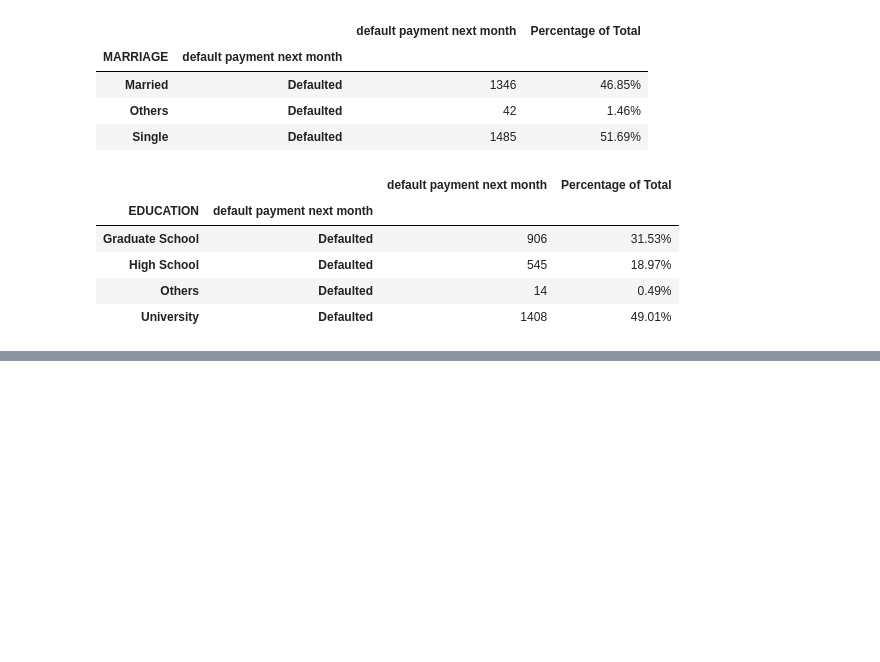
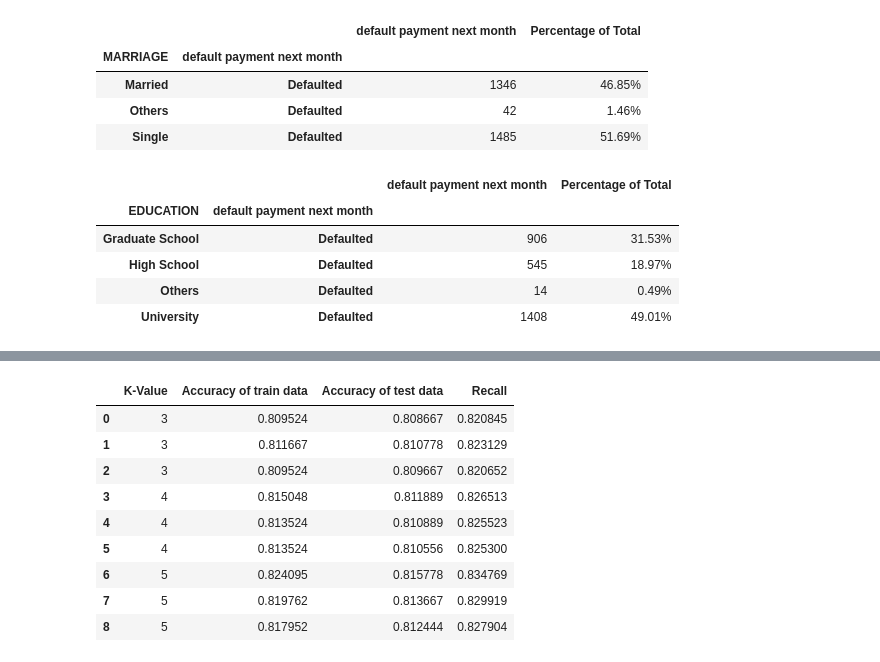
Before and after one commit to JivitteshS/Projects, a Jupyter notebook: Credit Card default Classification/Credit Default Classification - Project.ipynb, the cells around one changed output, grey strips where cells are left out. Drawn from its saved outputs; the diff is of its cells as text; code cells hidden in the pictures; blank space fills up the shorter version.

```diff
--- a/Credit Card default Classification/Credit Default Classification - Project.ipynb
+++ b/Credit Card default Classification/Credit Default Classification - Project.ipynb
@@ -1228,7 +930,0 @@ Look at the performance of the models without scaling, A random forest regressor
-# %%
-df["PAY_0"].replace({-2:0,-1:0},inplace=True)
-df["PAY_2"].replace({-2:0,-1:0},inplace=True)
-df["PAY_3"].replace({-2:0,-1:0},inplace=True)
-df["PAY_4"].replace({-2:0,-1:0},inplace=True)
-df["PAY_5"].replace({-2:0,-1:0},inplace=True)
-df["PAY_6"].replace({-2:0,-1:0},inplace=True)
@@ -1840,0 +944,8 @@ The following are the models which are giving a good train and test accuracy
+# %%
+def get_tp_tn_fp_fn(actual, predicted):
+    cm = confusion_matrix(actual, predicted)
+    tp = cm[0, 0]
+    tn = cm[1, 1]
+    fp = cm[0, 1]
+    fn = cm[1, 0]
+    return tp, tn, fp, fn
@@ -1840,0 +984,38 @@ The following are the models which are giving a good train and test accuracy
+# %%
+S=3
+E=6
+K_list=list()
+ac_train=list()
+ac_test=list()
+recall=list()
+estimators=[100,500,1000]
+for i in range(S,E):
+    for j in estimators:
+        model = RandomForestClassifier(n_estimators=j,max_depth=i)
+        K_list.append(i)
+        model.fit(X_train, y_train)
+        pred=model.predict(X_train)
+        accuracy_train = np.sum(y_train== pred) / len(y_train)
+        ac_train.append(accuracy_train)
+        pred=model.predict(X_test)
+        accuracy_test = np.sum(y_test== pred) / len(y_test)
+        ac_test.append(accuracy_test)
+        tp, tn, fp, fn = get_tp_tn_fp_fn(y_test, pred)
+        re=tp/(tp+fn)
+        recall.append(re)
+
+
+dafr={"K-Value":K_list,"Accuracy of train data":ac_train,"Accuracy of test data":ac_test,"Recall":recall}
+data_of_K=pd.DataFrame(dafr)
+data_of_K
+# %% [output]
+|  | K-Value | Accuracy of train data | Accuracy of test data | Recall |
+| 0 | 3 | 0.809524 | 0.808667 | 0.820845 |
+| 1 | 3 | 0.811667 | 0.810778 | 0.823129 |
+| 2 | 3 | 0.809524 | 0.809667 | 0.820652 |
+| 3 | 4 | 0.815048 | 0.811889 | 0.826513 |
+| 4 | 4 | 0.813524 | 0.810889 | 0.825523 |
+| 5 | 4 | 0.813524 | 0.810556 | 0.825300 |
+| 6 | 5 | 0.824095 | 0.815778 | 0.834769 |
+| 7 | 5 | 0.819762 | 0.813667 | 0.829919 |
+| 8 | 5 | 0.817952 | 0.812444 | 0.827904 |
```
Also changed, not shown: parts of 60 cells of this notebook.
